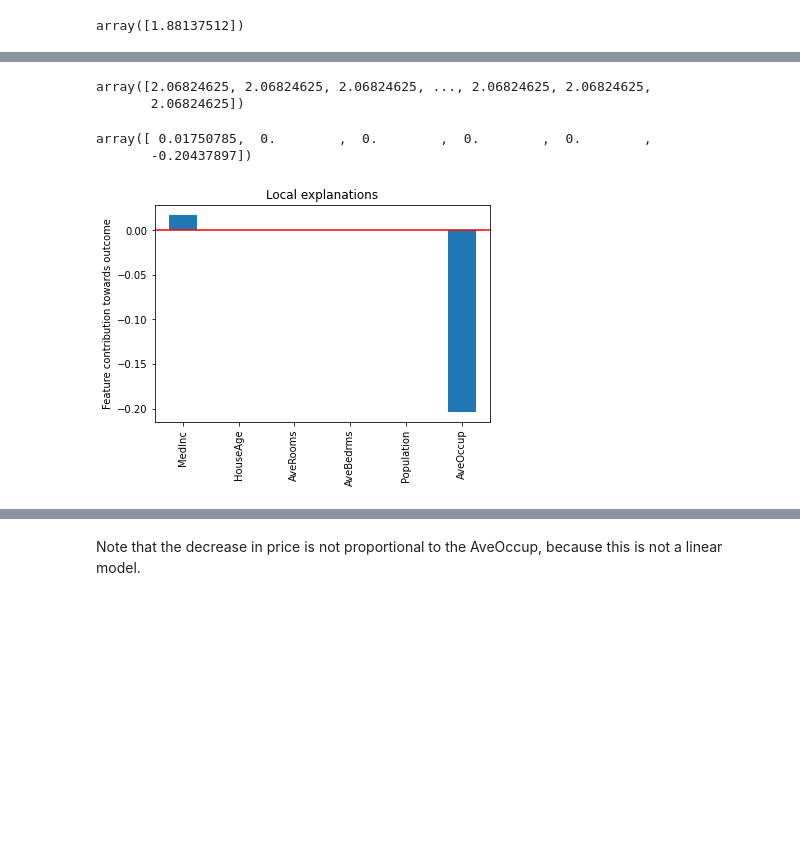
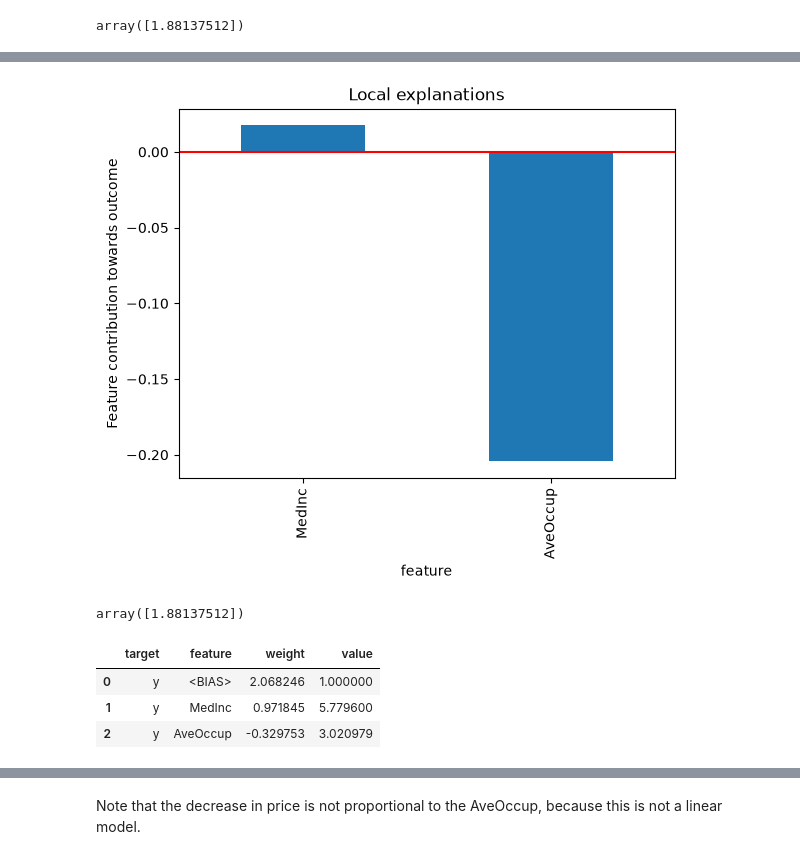
Before and after one commit to solegalli/machine-learning-interpretability, a Jupyter notebook: 06-decision-trees/2-decision-trees-regression-local.ipynb, the cells around one changed output, grey strips where cells are left out. Drawn from its saved outputs; the diff is of its cells as text; code cells hidden in the pictures; blank space fills up the shorter version.

```diff
--- a/06-decision-trees/2-decision-trees-regression-local.ipynb
+++ b/06-decision-trees/2-decision-trees-regression-local.ipynb
@@ -149,2 +149,5 @@ from treeinterpreter import treeinterpreter as ti
 # %%
-prediction, bias, contributions = ti.predict(tree, X_test)
+row = X_test.loc[sample_id]
+
+contrib = eli5.explain_prediction_df(tree, row, feature_names=list(X_train.columns))
+contrib
@@ -151,19 +165,25 @@ prediction, bias, contributions = ti.predict(tree, X_test)
 # %%
-bias
+contrib.set_index("feature")["weight"].drop("<BIAS>").plot.bar()
+plt.axhline(y=0, color='r', linestyle='-')
+plt.ylabel("Feature contribution towards outcome")
+plt.title("Local explanations")
+plt.show()
 # %% [output]
-array([2.06824625, 2.06824625, 2.06824625, ..., 2.06824625, 2.06824625,
-       2.06824625])
+[figure, added]
 # %%
-contributions[0]
+tree.predict(row.to_frame().T)
 # %% [output]
-array([ 0.01750785,  0.        ,  0.        ,  0.        ,  0.        ,
-       -0.20437897])
+array([1.88137512])
 # %%
-pd.Series(contributions[0], index=X_train.columns).plot.bar()
-plt.axhline(y=0, color='r', linestyle='-')
-plt.ylabel("Feature contribution towards outcome")
-plt.title("Local explanations")
-plt.show()
+# let's look at another observation
+
+row = X_test.iloc[1]
+
+contrib = eli5.explain_prediction_df(tree, row, feature_names=list(X_train.columns))
+contrib
 # %% [output]
-[figure, removed]
+|  | target | feature | weight | value |
+| 0 | y | <BIAS> | 2.068246 | 1.000000 |
+| 1 | y | MedInc | 0.971845 | 5.779600 |
+| 2 | y | AveOccup | -0.329753 | 3.020979 |
 # %%
```
Also changed, not shown: parts of 12 cells of this notebook.
